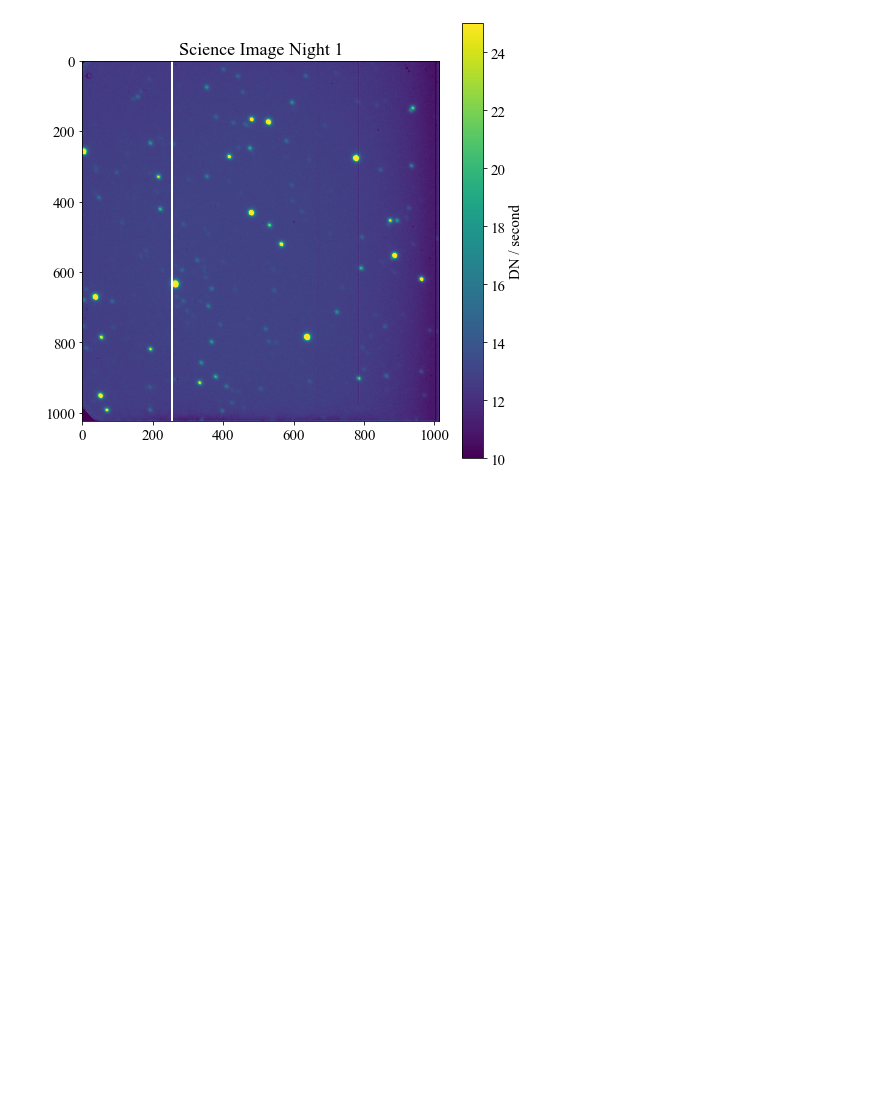
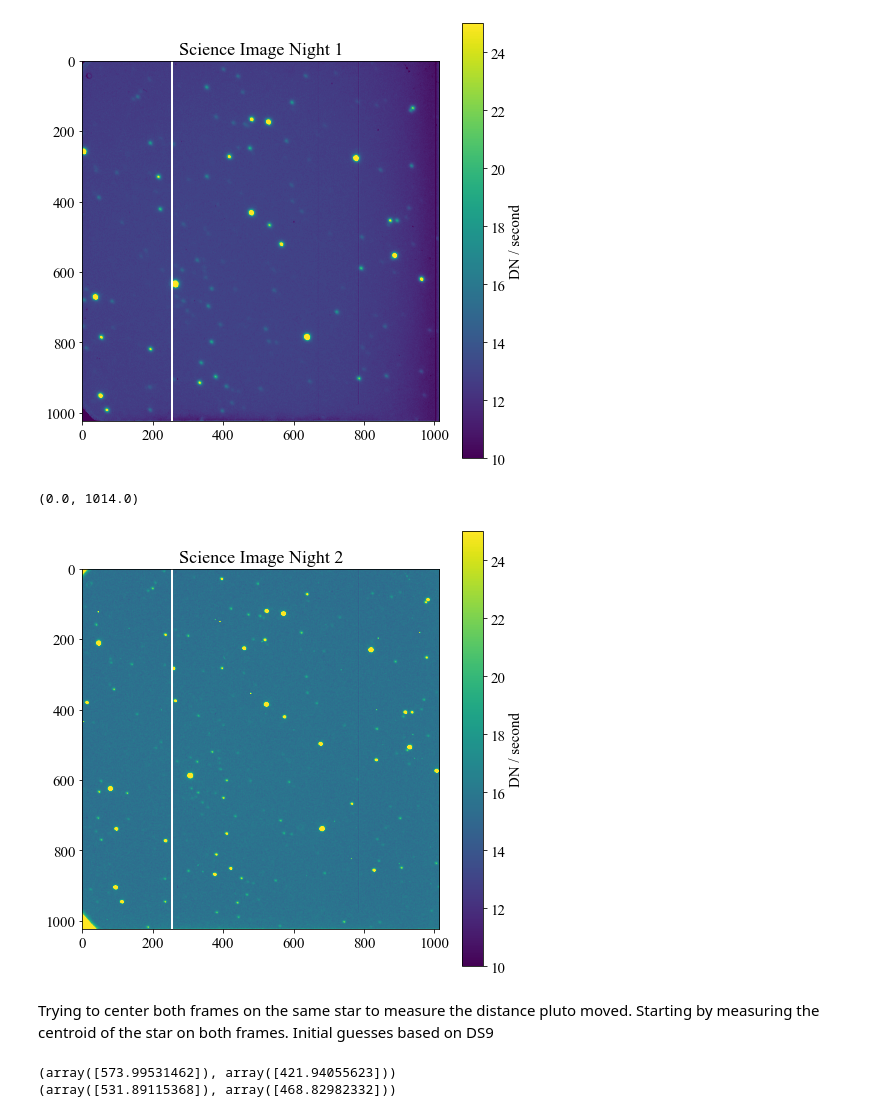
Before and after one commit to askemer/ASTR257_2021, a Jupyter notebook: student_work/douglasgrion_work/DouglasGrion_CalibrationPluto.ipynb, the cells around one changed output. Saved outputs shown, nothing was run; the diff lists cells and outputs as text; code cells hidden in the pictures; blank space fills up the shorter version.

Commit message:
Final Pluto code

```diff
--- a/student_work/douglasgrion_work/DouglasGrion_CalibrationPluto.ipynb
+++ b/student_work/douglasgrion_work/DouglasGrion_CalibrationPluto.ipynb
@@ -174,3 +174,32 @@ plt.xlim(0,1014)
 [figure]
 # %%
 np.save("C:\\Users\\dougl\\Desktop\\Githubwork\\Callibration Pluto\Science_Median1.npy", science_median)
+# %%
+#Doing the same thing for pluto night 2
+science_master2 = np.zeros(shape=(2, 1024, 1056))
+
+i=0
+for pluto in [2104, 2105]:
+    loop_hdul = fits.open('C:\\Users\\dougl\\Desktop\\Githubwork\\Callibration Pluto\d'+str(pluto)+'.fits')
+    loop_img = np.asarray(loop_hdul[0].data)
+
+    #Subtract bias, divide by exposure time, then subtract dark. Divide all that by the normalized flat
+    science_master2[i, :] = (((loop_img-bias_median)/15) - dark_median)/flat_median_norm
+    i+=1
+
+science_median2 = np.zeros(shape=(1024,1056))
+for i in tqdm(range(0,1024)):
+    for j in range(0,1056):
+        science_median2[i,j] = np.median(science_master2[:,i,j])
+# %%
+#plotting to check
+
+plt.figure(figsize=(8,8))
+Z = plt.imshow(science_median2, vmin=10, vmax=25)
+cbar=plt.colorbar(Z)
+cbar.set_label("DN / second")
+plt.title("Science Image Night 2")
+plt.xlim(0,1014)
+# %% [output]
+(0.0, 1014.0)
+[figure, added]
@@ -176,0 +208,20 @@ np.save("C:\\Users\\dougl\\Desktop\\Githubwork\\Callibration Pluto\Science_Media
+# %% [markdown]
+Trying to center both frames on the same star to measure the distance pluto moved. Starting by measuring the centroid of the star on both frames. Initial guesses based on DS9
+# %%
+
+x2 = 574
+y2 = 422
+
+print(photutils.centroids.centroid_sources(science_median2, x2, y2))
+
+
+cutout2 = science_median2[422-250:422+250, 574-250:574+250]
+
+x1 = 532
+y1 = 469
+
+print(photutils.centroids.centroid_sources(science_median, x1, y1))
+cutout1 = science_median[469-250:469+250, 532-250:532+250]
+# %% [output]
+(array([573.99531462]), array([421.94055623]))
+(array([531.89115368]), array([468.82982332]))
```
Also changed, not shown: parts of 5 cells of this notebook.
